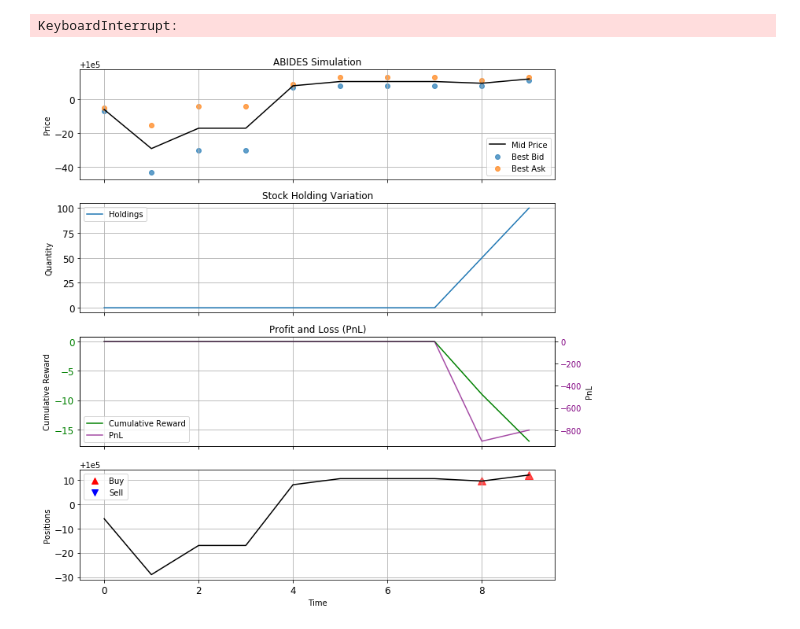
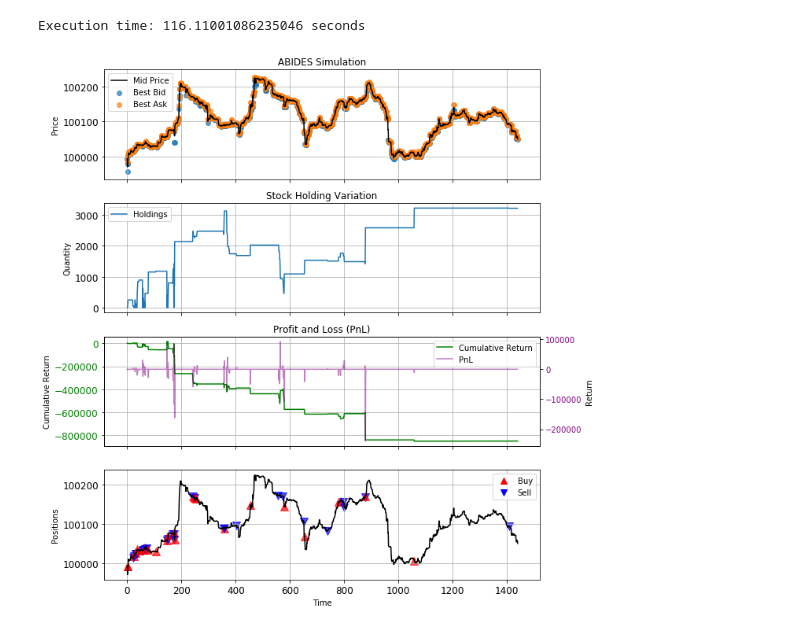
Before and after one commit to youngjinss/belief_of_belief_learning, a Jupyter notebook: notebook/[v1] abides_tobin.ipynb, the cells around one changed output. Saved outputs shown, nothing was run; the diff lists cells and outputs as text; code cells hidden in the pictures.

```diff
--- a/notebook/[v1] abides_tobin.ipynb
+++ b/notebook/[v1] abides_tobin.ipynb
@@ -36,6 +36,8 @@ np.random.seed(seed)
 # window size 선언
 state_window_size = 20
 market_data_length = 10
+parent_order_size = 5000
+order_fixed_size = 50
 
 # 환경 선언
 gym_type_str = "markets-execution-v1"
@@ -59,8 +61,8 @@ env = gym.make(
     background_config="rmsc04",
     timestep_duration="10S",
     execution_window="04:00:00",
-    parent_order_size=5000,
-    order_fixed_size=50,
+    parent_order_size=parent_order_size,
+    order_fixed_size=order_fixed_size,
     not_enough_reward_update=-100,  # penalty
     state_history_length=state_window_size,
     market_data_buffer_length=market_data_length,
@@ -79,7 +81,29 @@ episode_reward = 0
 start_time = time.time()
 while not done:
     action_ = target_agent.get_action(state)
-    env.direction = "BUY" if action_ > 0 else "SELL" if action_ < 0 else env.direction
+    env.direction = (
+        "BUY" if action_ > 0 else "SELL" if action_ < 0 else env.direction
+    )  # 매수 / 매도 방향 설정
+
+    # 방어 코드 시작
+    # 매수 / 매도 크기 설정 (holdings = state[0] (holdings_pct) * parent_order_size)
+    holdings = round(state[0][0] * parent_order_size)
+    if action_ != 0 and holdings > 0:
+        env.order_fixed_size = max(0, (
+            int(parent_order_size * abs(target_agent.trade_proportion) - holdings)
+        ))  # 매수 / 매도 크기 설정
+    else:
+        env.order_fixed_size = order_fixed_size
+
+    # 매도 & env.order_fixed_size > holdings 인 경우, 매수 / 매도 크기를 holdings 만큼 줄임
+    if action_ < 0 and holdings > 0 and env.order_fixed_size > holdings:
+        env.order_fixed_size = holdings - 1
+
+    # 매수 / 매도 크기가 0인 경우, action을 0으로 설정
+    if env.order_fixed_size == 0:
+        action_ = 0
+    # 방어 코드 종료
+
     action = abs(action_)
     state, reward, done, info = env.step(action)
     episode_reward += reward
@@ -105,7 +129,7 @@ output = flatten_dict(info)
 output["episode_reward"] = episode_reward
 output["name"] = target_agent.name
 # %% [output]
-KeyboardInterrupt:
+Execution time: 116.11001086235046 seconds
 # %%
 # 그래프 설정
 fig, axes = plt.subplots(4, 1, figsize=(10, 10), sharex=True)
@@ -149,48 +173,50 @@ axes[1].grid(True)
 # 3. 수익 그래프
 # 왼쪽 y축은 Cumulative Reward용
 axes[2].plot(
-    history_dict["cumulative_reward"], label="Cumulative Reward", color="green"
+    (1 + np.array(history_dict["pnl"])).cumsum(),
+    label="Cumulative Return",
+    color="green",
 )
 axes[2].set_title("Profit and Loss (PnL)")
-axes[2].set_ylabel("Cumulative Reward")
+axes[2].set_ylabel("Cumulative Return")
 axes[2].tick_params(axis="y", labelcolor="green")
 axes[2].grid(True)
 
 # 오른쪽 y축은 PnL용
 ax2 = axes[2].twinx()
-ax2.plot(history_dict["pnl"], label="PnL", color="purple", alpha=0.7)
-ax2.set_ylabel("PnL")
+ax2.plot(history_dict["pnl"], label="PnL", color="purple", alpha=0.5)
+ax2.set_ylabel("Return")
 ax2.tick_params(axis="y", labelcolor="purple")
 
 # 두 축의 범례를 하나로 합치기
 lines1, labels1 = axes[2].get_legend_handles_labels()
 lines2, labels2 = ax2.get_legend_handles_labels()
 axes[2].legend(lines1 + lines2, labels1 + labels2, loc="best")
 
 # 4. 행동 그래프 (action > 0 이면 빨간색 위 방향 삼각형, action < 0 이면 파란색 아래 방향 삼각형)
 # 행동 그래프를 첫 번째 가격 그래프에 추가
 for i, action in enumerate(history_dict["action"]):
     if action > 0:  # 매수 행동
         axes[3].scatter(
             i, history_dict["mid_price"][i], marker="^", color="red", s=100, alpha=0.7
         )
     elif action < 0:  # 매도 행동
         axes[3].scatter(
             i, history_dict["mid_price"][i], marker="v", color="blue", s=100, alpha=0.7
         )
 
 # 범례에 행동 표시 추가
 custom_lines = [
     Line2D([0], [0], marker="^", color="red", linestyle="None", markersize=8),
     Line2D([0], [0], marker="v", color="blue", linestyle="None", markersize=8),
 ]
 axes[3].plot(history_dict["mid_price"], label="Mid Price", color="black")
 axes[3].legend(handles=custom_lines, labels=["Buy", "Sell"], fontsize=legend_font_size)
 axes[3].set_xlabel("Time")
 axes[3].grid(True)
 axes[3].set_ylabel("Positions")
 
 plt.tight_layout()
 plt.show()
 # %% [output]
-[figure, old version]
+[figure, new version]
```
Also changed, not shown: parts of 1 cell of this notebook, 2 other files.
